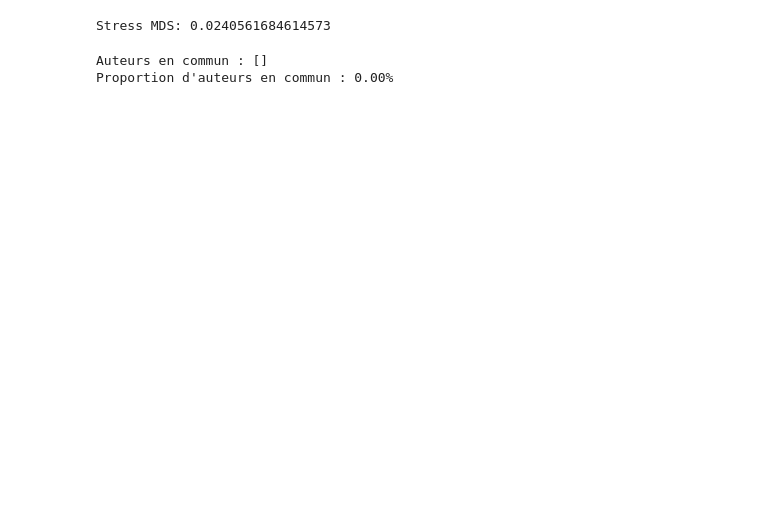
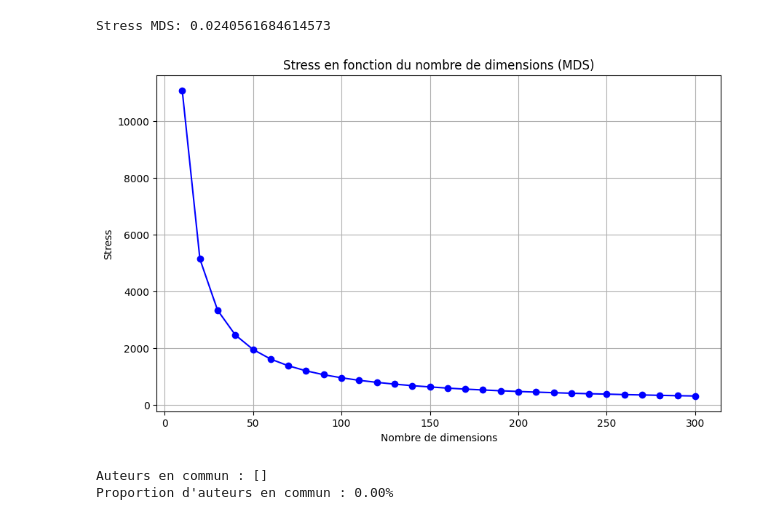
Before and after one commit to SkanderMeziou/PER_temp, a Jupyter notebook: embeddingVETE.ipynb, the cells around one changed output. Drawn from its saved outputs; the diff is of its cells as text; code cells hidden in the pictures; blank space fills up the shorter version.

```diff
--- a/embeddingVETE.ipynb
+++ b/embeddingVETE.ipynb
@@ -46,6 +46,33 @@ embedding_mds, stress_mds_2d = visualize_embedding(distance_matrix, n_dimensions
 print("Stress MDS:", stress_mds_2d)
 # %% [output]
 Stress MDS: 0.0240561684614573
+# %%
+import matplotlib.pyplot as plt
+from sklearn.manifold import MDS
+
+# Fonction pour calculer le stress en fonction du nombre de dimensions
+def plot_stress_vs_dimensions(distance_matrix, max_dimensions=300, step=10):
+    dimensions = list(range(10, max_dimensions + 1, step))
+    stress_values = []
+
+    for dim in dimensions:
+        mds = MDS(n_components=dim, dissimilarity='precomputed', metric=False, random_state=42)
+        mds.fit(distance_matrix.values)
+        stress_values.append(mds.stress_)
+
+    # Tracer le graphique
+    plt.figure(figsize=(10, 6))
+    plt.plot(dimensions, stress_values, marker='o', linestyle='-', color='b')
+    plt.title("Stress en fonction du nombre de dimensions (MDS)")
+    plt.xlabel("Nombre de dimensions")
+    plt.ylabel("Stress")
+    plt.grid(True)
+    plt.show()
+
+# Appel de la fonction
+plot_stress_vs_dimensions(distance_matrix)
+# %% [output]
+[figure, added]
 # %%
 
 # Utiliser la sortie de MDS comme entrée pour t-SNE
```
Also changed, not shown: 2 other files.
